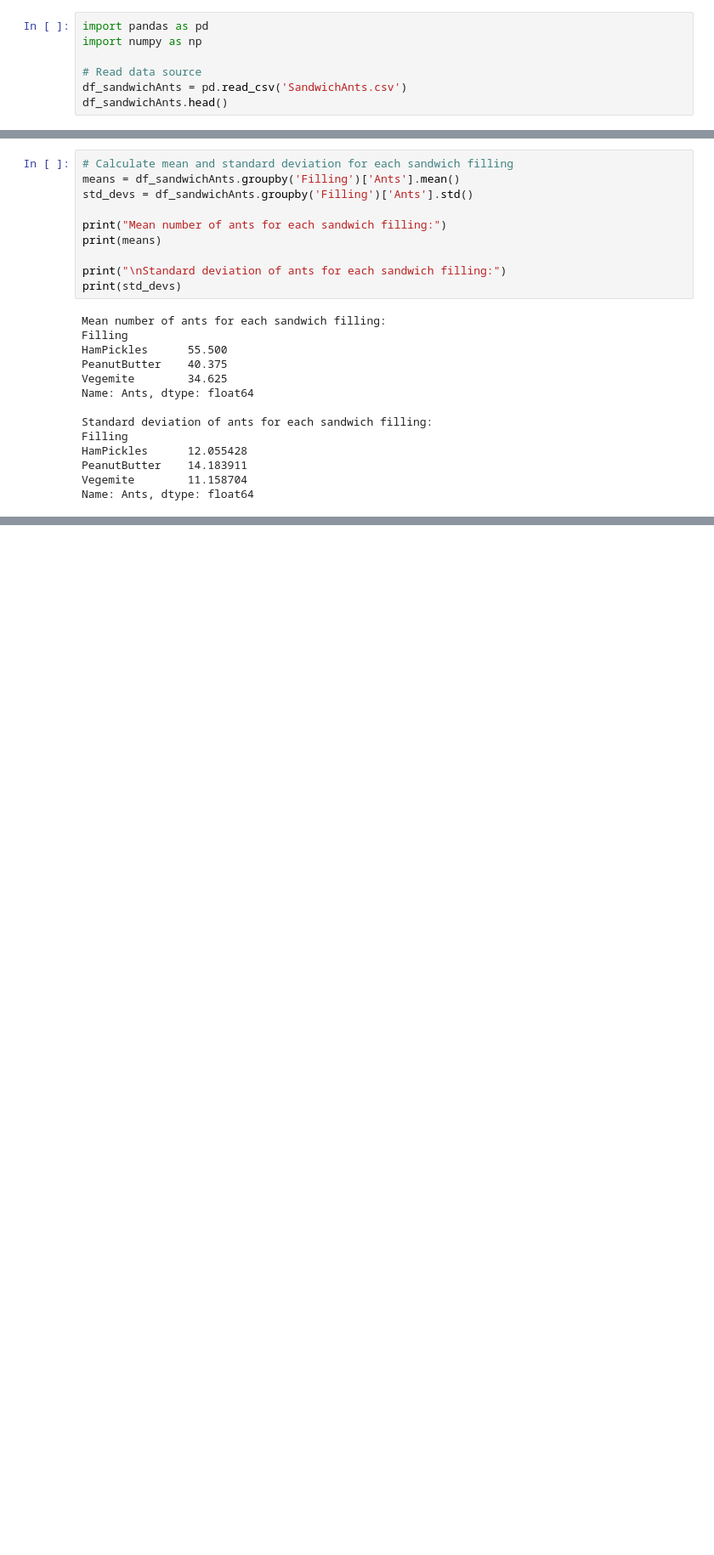
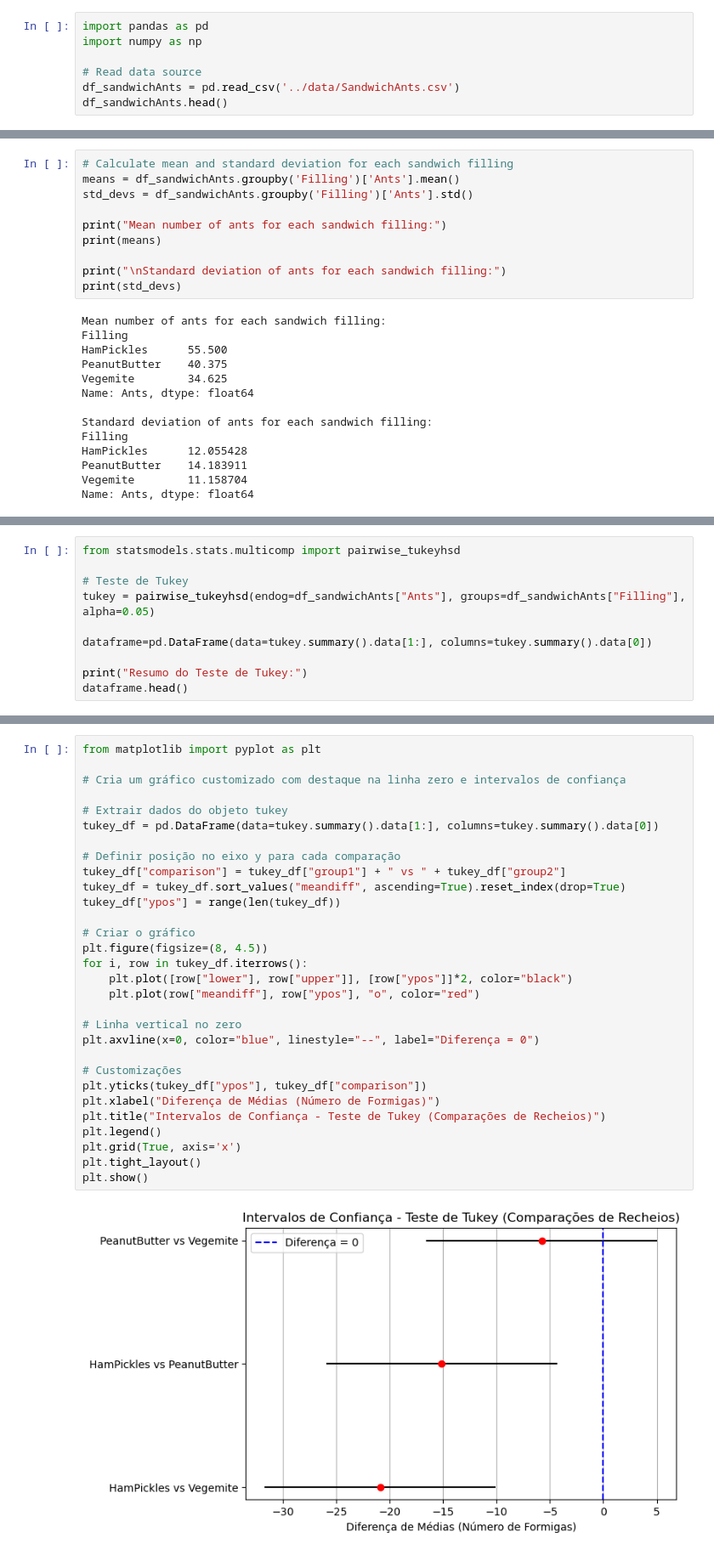
Before and after one commit to AILAB-CEFET-RJ/gcc1625, a Jupyter notebook: notebooks/05_testes_hipoteses_anova.ipynb, the cells around one changed output, grey strips where cells are left out. Shown at 85% size. Cells and saved outputs as stored; diff of their text form; blank space fills up the shorter version.

```diff
--- a/notebooks/05_testes_hipoteses_anova.ipynb
+++ b/notebooks/05_testes_hipoteses_anova.ipynb
@@ -235,7 +315,7 @@ import pandas as pd
 import numpy as np
 
 # Read data source
-df_sandwichAnts = pd.read_csv('SandwichAnts.csv')
+df_sandwichAnts = pd.read_csv('../data/SandwichAnts.csv')
 df_sandwichAnts.head()
 # %% [output]
 |  | rownames | Trial | Bread | Filling | Butter | Ants |
@@ -283,0 +382,10 @@ F_onewayResult(statistic=11.84788762295662, pvalue=7.351160543218634e-05)
+# %%
+from statsmodels.stats.multicomp import pairwise_tukeyhsd
+
+# Teste de Tukey
+tukey = pairwise_tukeyhsd(endog=df_sandwichAnts["Ants"], groups=df_sandwichAnts["Filling"], alpha=0.05)
+
+dataframe=pd.DataFrame(data=tukey.summary().data[1:], columns=tukey.summary().data[0])
+
+print("Resumo do Teste de Tukey:")
+dataframe.head()
@@ -283,0 +431,32 @@ F_onewayResult(statistic=11.84788762295662, pvalue=7.351160543218634e-05)
+# %%
+from matplotlib import pyplot as plt
+
+# Cria um gráfico customizado com destaque na linha zero e intervalos de confiança
+
+# Extrair dados do objeto tukey
+tukey_df = pd.DataFrame(data=tukey.summary().data[1:], columns=tukey.summary().data[0])
+
+# Definir posição no eixo y para cada comparação
+tukey_df["comparison"] = tukey_df["group1"] + " vs " + tukey_df["group2"]
+tukey_df = tukey_df.sort_values("meandiff", ascending=True).reset_index(drop=True)
+tukey_df["ypos"] = range(len(tukey_df))
+
+# Criar o gráfico
+plt.figure(figsize=(8, 4.5))
+for i, row in tukey_df.iterrows():
+    plt.plot([row["lower"], row["upper"]], [row["ypos"]]*2, color="black")
+    plt.plot(row["meandiff"], row["ypos"], "o", color="red")
+
+# Linha vertical no zero
+plt.axvline(x=0, color="blue", linestyle="--", label="Diferença = 0")
+
+# Customizações
+plt.yticks(tukey_df["ypos"], tukey_df["comparison"])
+plt.xlabel("Diferença de Médias (Número de Formigas)")
+plt.title("Intervalos de Confiança - Teste de Tukey (Comparações de Recheios)")
+plt.legend()
+plt.grid(True, axis='x')
+plt.tight_layout()
+plt.show()
+# %% [output]
+[figure, added]
```
Also changed, not shown: parts of 27 cells of this notebook, 7 other files.
